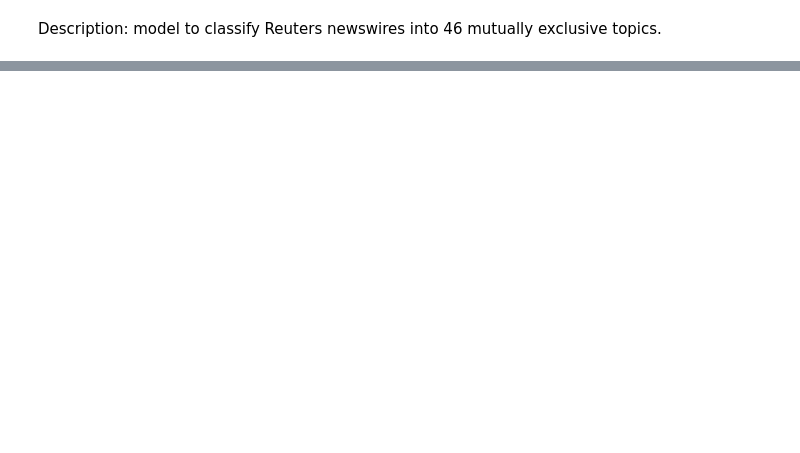
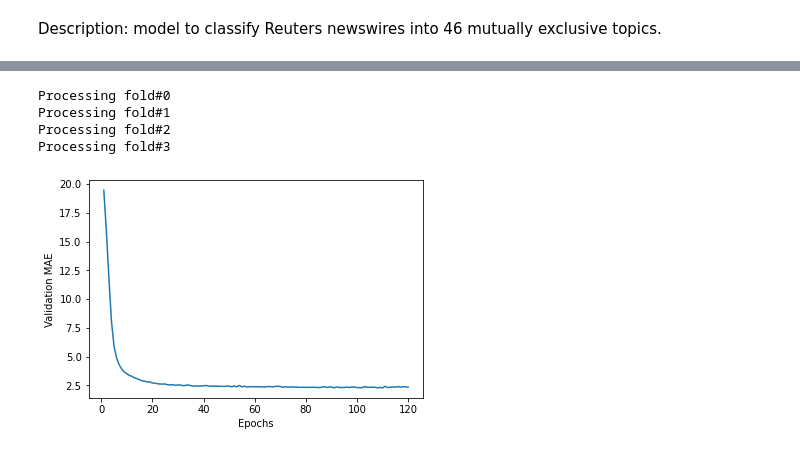
Before and after one commit to joaosds/AI-Studies, a Jupyter notebook: Chollet_exercises.ipynb, the cells around one changed output, grey strips where cells are left out. Saved outputs shown, nothing was run; the diff lists cells and outputs as text; code cells hidden in the pictures; blank space fills up the shorter version.

```diff
--- a/Chollet_exercises.ipynb
+++ b/Chollet_exercises.ipynb
@@ -284,0 +476,11 @@ Description: model to classify Reuters newswires into 46 mutually exclusive topi
+# %%
+# Building model
+
+def build_model():
+  model = keras.Sequential([
+      layers.Dense(64, activation="relu"),
+      layers.Dense(64, activation="relu"),
+      layers.Dense(1) #Scalar regression - single continuous value
+  ])
+  model.compile(optimizer="rmsprop", loss="mse", metrics = ["mae"])
+  return model
@@ -284,0 +504,44 @@ Description: model to classify Reuters newswires into 46 mutually exclusive topi
+# %%
+#K-fold validation
+k = 4
+num_val_samples = len(train_data) // k
+num_epochs = 120
+all_scores = []
+all_mae_histories = []
+for i in range(k):
+  print(f"Processing fold#{i}")
+  # Prepares K validation data
+  val_data = train_data[i*num_val_samples: (i+1)* num_val_samples]
+  val_targets = train_targets[i*num_val_samples: (i+1)*num_val_samples]
+  # Data from all other partitions
+  partial_train_data = np.concatenate(
+      [train_data[:i*num_val_samples],
+      train_data[(i+1)*num_val_samples:]],
+      axis = 0)
+  partial_train_targets = np.concatenate(
+      [train_targets[:i*num_val_samples],
+      train_targets[(i+1)*num_val_samples:]],
+      axis = 0)
+  # Build Keras model
+  model = build_model()
+  # Train model in silent mode (verbose = 0)
+  history = model.fit(partial_train_data, partial_train_targets,
+                      validation_data=(val_data,val_targets),
+                      epochs = num_epochs, batch_size=16, verbose = 0)
+  mae_history = history.history["val_mae"]
+  all_mae_histories.append(mae_history)
+
+# Average of the per-epoch MAE scores for all folds
+average_mae_history = [np.mean([x[i] for x in all_mae_histories]) for i in range(num_epochs)]
+
+#Plotting validation score
+plt.plot(range(1, len(average_mae_history) + 1), average_mae_history)
+plt.xlabel("Epochs")
+plt.ylabel("Validation MAE")
+plt.show()
+# %% [output]
+Processing fold#0
+Processing fold#1
+Processing fold#2
+Processing fold#3
+[figure, added]
```
Also changed, not shown: parts of 20 cells of this notebook.
